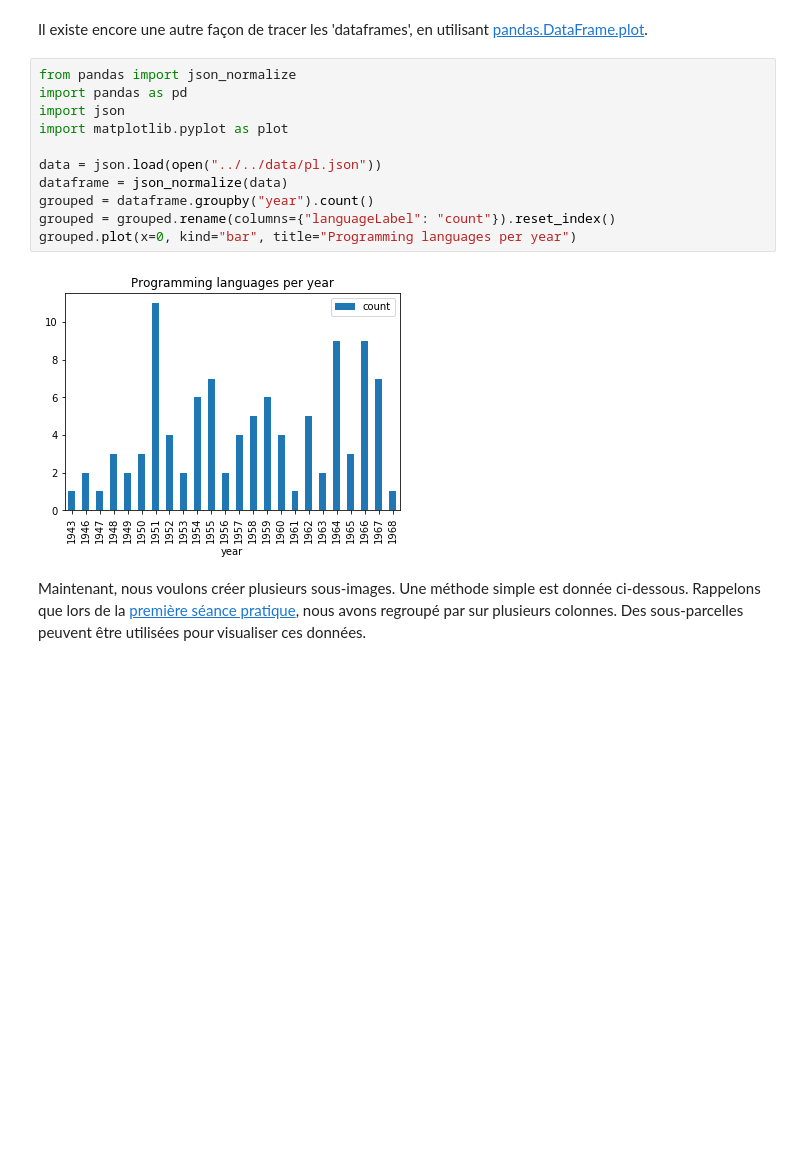
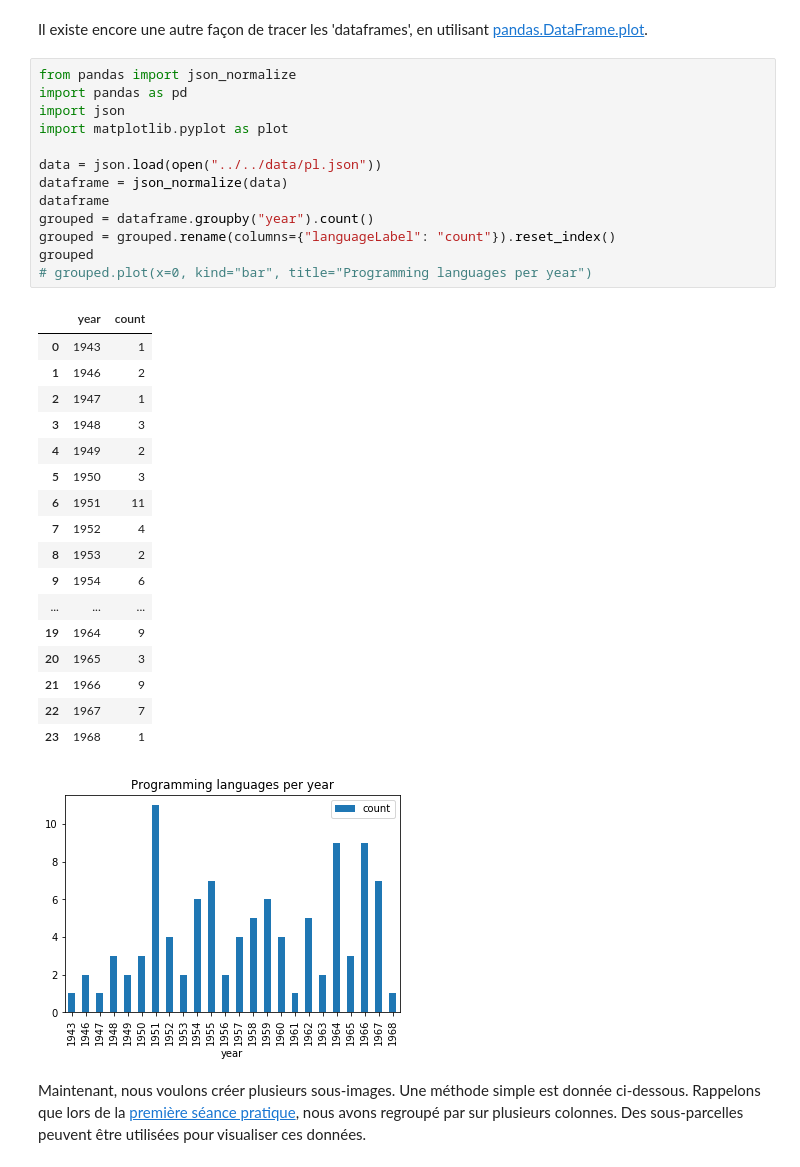
Before and after one commit to Julien-cpsn/MachineLearning, a Jupyter notebook: fr/TP2/tp2.ipynb, the cells around one changed output. Drawn from its saved outputs; the diff is of its cells as text; blank space fills up the shorter version.

```diff
--- a/fr/TP2/tp2.ipynb
+++ b/fr/TP2/tp2.ipynb
@@ -74,14 +74,34 @@ Il existe encore une autre façon de tracer les 'dataframes', en utilisant
 # %%
 from pandas import json_normalize
 import pandas as pd
 import json
 import matplotlib.pyplot as plot
 
 data = json.load(open("../../data/pl.json"))
 dataframe = json_normalize(data)
+dataframe
 grouped = dataframe.groupby("year").count()
 grouped = grouped.rename(columns={"languageLabel": "count"}).reset_index()
-grouped.plot(x=0, kind="bar", title="Programming languages per year")
+grouped
+# grouped.plot(x=0, kind="bar", title="Programming languages per year")
+# %% [output]
+|  | year | count |
+| 0 | 1943 | 1 |
+| 1 | 1946 | 2 |
+| 2 | 1947 | 1 |
+| 3 | 1948 | 3 |
+| 4 | 1949 | 2 |
+| 5 | 1950 | 3 |
+| 6 | 1951 | 11 |
+| 7 | 1952 | 4 |
+| 8 | 1953 | 2 |
+| 9 | 1954 | 6 |
+| ... | ... | ... |
+| 19 | 1964 | 9 |
+| 20 | 1965 | 3 |
+| 21 | 1966 | 9 |
+| 22 | 1967 | 7 |
+| 23 | 1968 | 1 |
 # %% [markdown]
 ![](attachment:../../images/dataframeplot.png)
 
```
Also changed, not shown: 4 other files.
